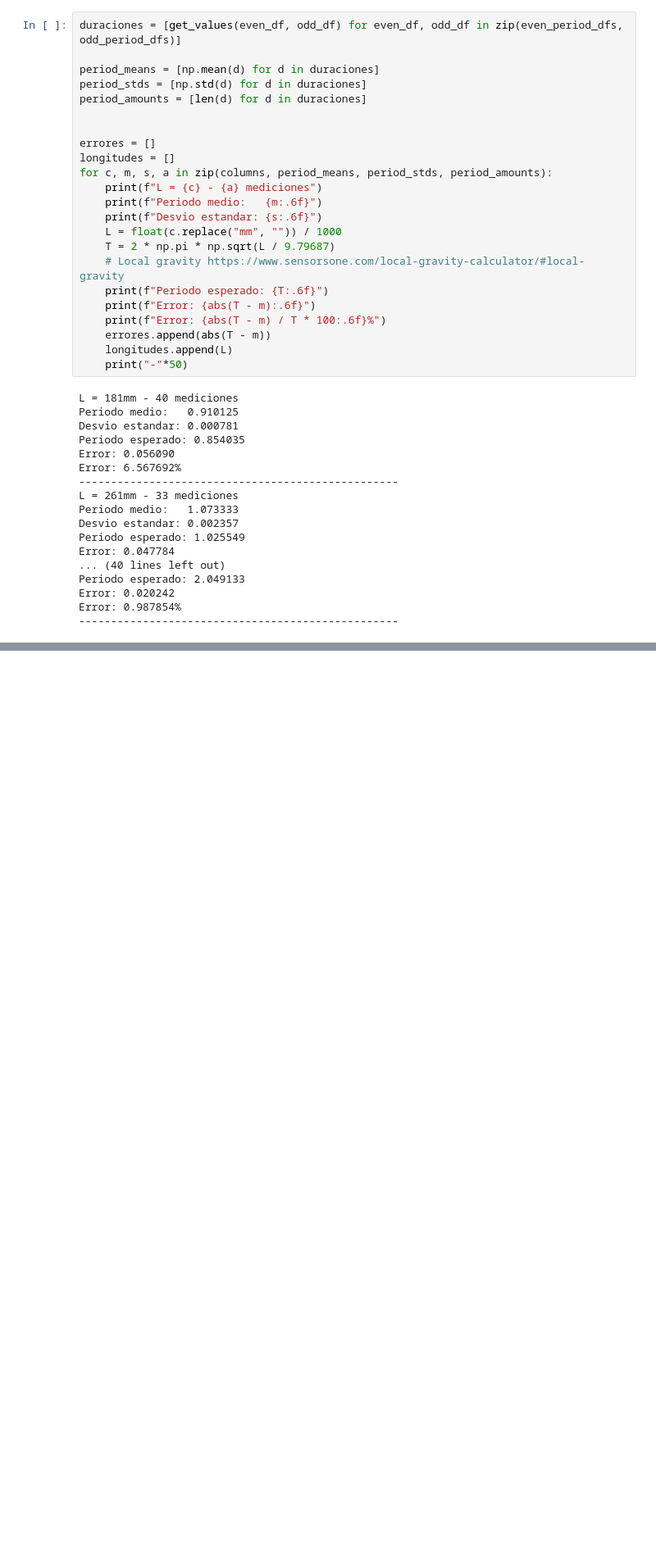
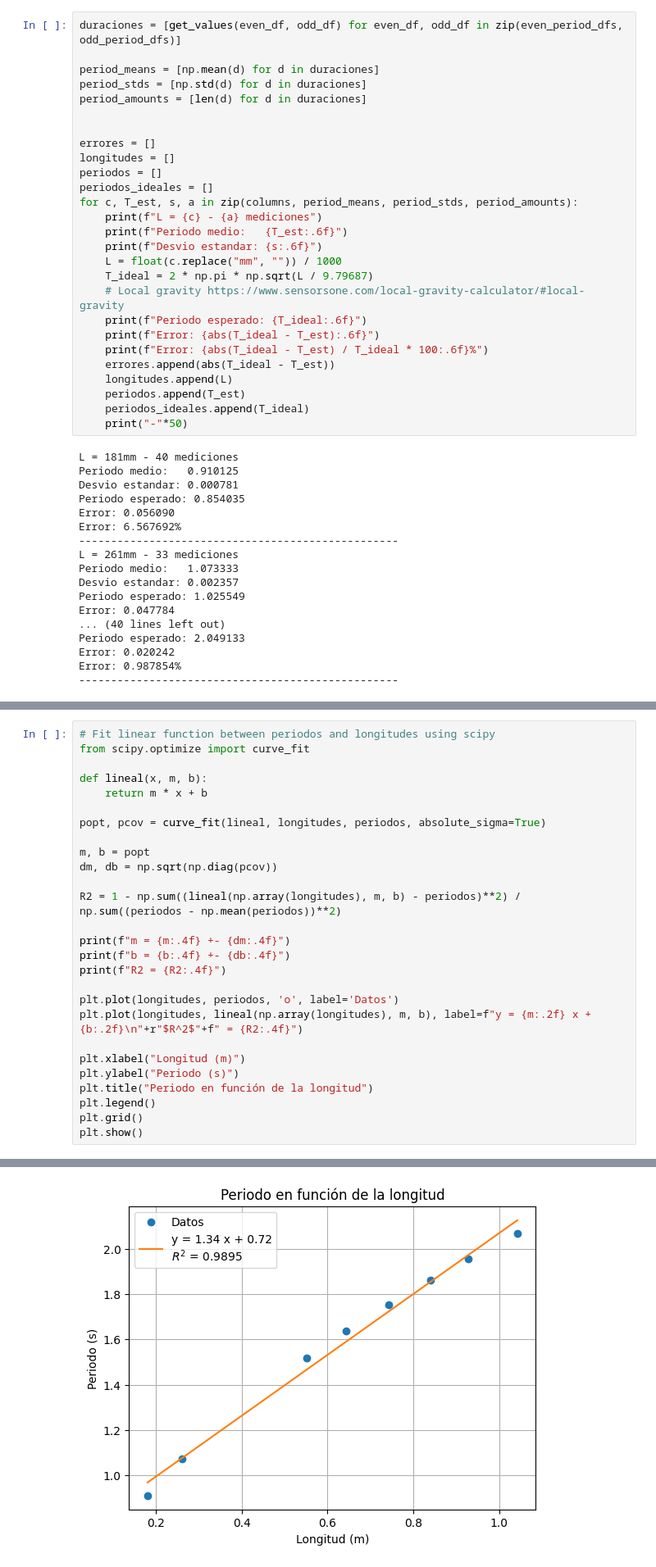
Before and after one commit to LecJackS/Mecanica-y-Termodinamica-2024-1C, a Jupyter notebook: Laboratorios/Labo03-04/Labo02.ipynb, the cells around one changed output, grey strips where cells are left out. Shown: that part at 82% size. Cells and saved outputs as stored; diff of their text form; blank space fills up the shorter version.

Commit message:
Ajustes lineales de Labo pendulo

```diff
--- a/Laboratorios/Labo03-04/Labo02.ipynb
+++ b/Laboratorios/Labo03-04/Labo02.ipynb
@@ -151,18 +151,22 @@ period_amounts = [len(d) for d in duraciones]
 
 errores = []
 longitudes = []
-for c, m, s, a in zip(columns, period_means, period_stds, period_amounts):
+periodos = []
+periodos_ideales = []
+for c, T_est, s, a in zip(columns, period_means, period_stds, period_amounts):
     print(f"L = {c} - {a} mediciones")
-    print(f"Periodo medio:   {m:.6f}")
+    print(f"Periodo medio:   {T_est:.6f}")
     print(f"Desvio estandar: {s:.6f}")
     L = float(c.replace("mm", "")) / 1000
-    T = 2 * np.pi * np.sqrt(L / 9.79687)
+    T_ideal = 2 * np.pi * np.sqrt(L / 9.79687)
     # Local gravity https://www.sensorsone.com/local-gravity-calculator/#local-gravity
-    print(f"Periodo esperado: {T:.6f}")
-    print(f"Error: {abs(T - m):.6f}")
-    print(f"Error: {abs(T - m) / T * 100:.6f}%")
-    errores.append(abs(T - m))
+    print(f"Periodo esperado: {T_ideal:.6f}")
+    print(f"Error: {abs(T_ideal - T_est):.6f}")
+    print(f"Error: {abs(T_ideal - T_est) / T_ideal * 100:.6f}%")
+    errores.append(abs(T_ideal - T_est))
     longitudes.append(L)
+    periodos.append(T_est)
+    periodos_ideales.append(T_ideal)
     print("-"*50)
 # %% [output]
 L = 181mm - 40 mediciones
@@ -196,0 +247,28 @@ plt.show()
+# %%
+# Fit linear function between periodos and longitudes using scipy
+from scipy.optimize import curve_fit
+
+def lineal(x, m, b):
+    return m * x + b
+
+popt, pcov = curve_fit(lineal, longitudes, periodos, absolute_sigma=True)
+
+m, b = popt
+dm, db = np.sqrt(np.diag(pcov))
+
+R2 = 1 - np.sum((lineal(np.array(longitudes), m, b) - periodos)**2) / np.sum((periodos - np.mean(periodos))**2)
+
+print(f"m = {m:.4f} +- {dm:.4f}")
+print(f"b = {b:.4f} +- {db:.4f}")
+print(f"R2 = {R2:.4f}")
+
+plt.plot(longitudes, periodos, 'o', label='Datos')
+plt.plot(longitudes, lineal(np.array(longitudes), m, b), label=f"y = {m:.2f} x + {b:.2f}\n"+r"$R^2$"+f" = {R2:.4f}")
+
+plt.xlabel("Longitud (m)")
+plt.ylabel("Periodo (s)")
+plt.title("Periodo en función de la longitud")
+plt.legend()
+plt.grid()
+plt.show()
+# %% [output]
@@ -196,0 +278 @@ plt.show()
+[figure, added]
```
Also changed, not shown: parts of 5 cells of this notebook, 9 other files.
